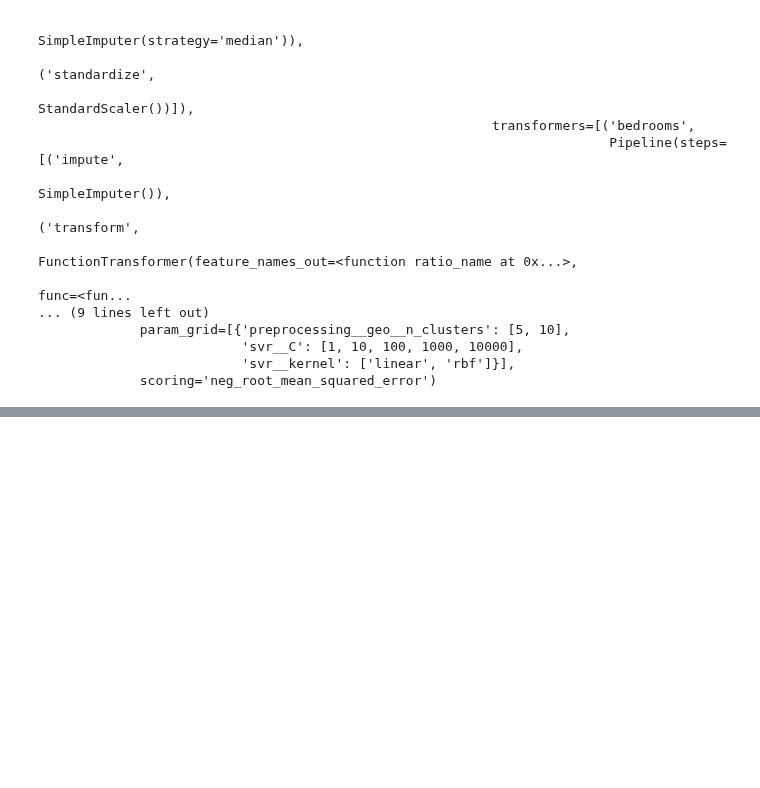
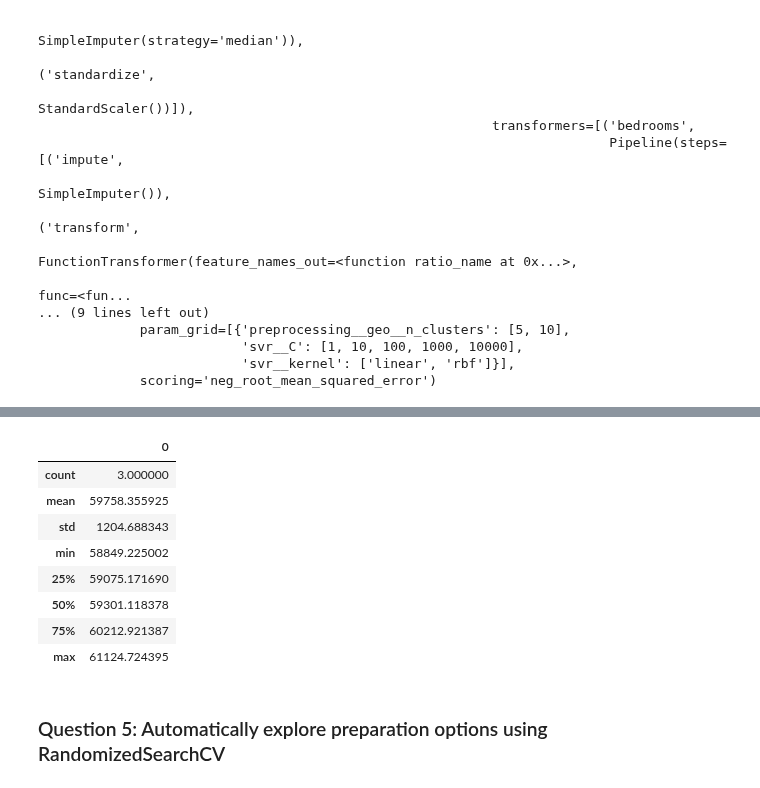
Before and after one commit to TaurusFire/Hands-on-Machine-Learning-Code-Notes, a Jupyter notebook: Chapter 2- Housing Project/Chapter 2 Problems.ipynb, the cells around one changed output, grey strips where cells are left out. Cells and saved outputs as stored; diff of their text form; code cells hidden in the pictures; blank space fills up the shorter version.

```diff
--- a/Chapter 2- Housing Project/Chapter 2 Problems.ipynb
+++ b/Chapter 2- Housing Project/Chapter 2 Problems.ipynb
@@ -216,0 +326,42 @@ pd.DataFrame(grid_search.cv_results_)
+# %%
+#by adding the knn_simil class to the transformer and making it act on longitude and latitude, the model will account for the median housing price of the nearest districts
+preprocessing_q4 = ColumnTransformer([
+    ('bedrooms', ratio_pipeline, ["total_bedrooms", "total_rooms"]),
+    ('rooms_per_house', ratio_pipeline, ["total_rooms", "households"]),
+    ('people_per_house', ratio_pipeline, ["population", "households"]),
+    ('log', log_pipeline, ["total_bedrooms", "total_rooms", "population", "households", "median_income"]),
+    ('geo', cluster_simil, ['longitude', 'latitude']),
+    ('knn', knn_simil, ['longitude', 'latitude']),
+    ('cat', cat_pipeline, cat_columns),
+], remainder= default_num_pipeline)
+# %%
+#new model pipeline
+#potentially use sklearn clone to recreate processing pipeline with unfitted estimators
+
+svr_knn = Pipeline([
+    ('preprocessing', preprocessing_q4),
+    ('svr', SVR(C=random_search.best_params_["svr__C"],
+                kernel=random_search.best_params_["svr__kernel"]))
+])
+# %%
+#check error with this new feature
+svr_knn_rmses = -cross_val_score(svr_knn,
+                                 X=housing.iloc[:5000],
+                                 y=housing_labels.iloc[:5000],
+                                 cv=3,
+                                 scoring='neg_root_mean_squared_error',
+                                 )
+pd.DataFrame(svr_knn_rmses).describe()
+#scores appear to be notably worse when adding in knn regression
+# %% [output]
+|  | 0 |
+| count | 3.000000 |
+| mean | 59758.355925 |
+| std | 1204.688343 |
+| min | 58849.225002 |
+| 25% | 59075.171690 |
+| 50% | 59301.118378 |
+| 75% | 60212.921387 |
+| max | 61124.724395 |
+# %% [markdown]
+### Question 5: Automatically explore preparation options using RandomizedSearchCV
```
Also changed, not shown: parts of 18 cells of this notebook.
